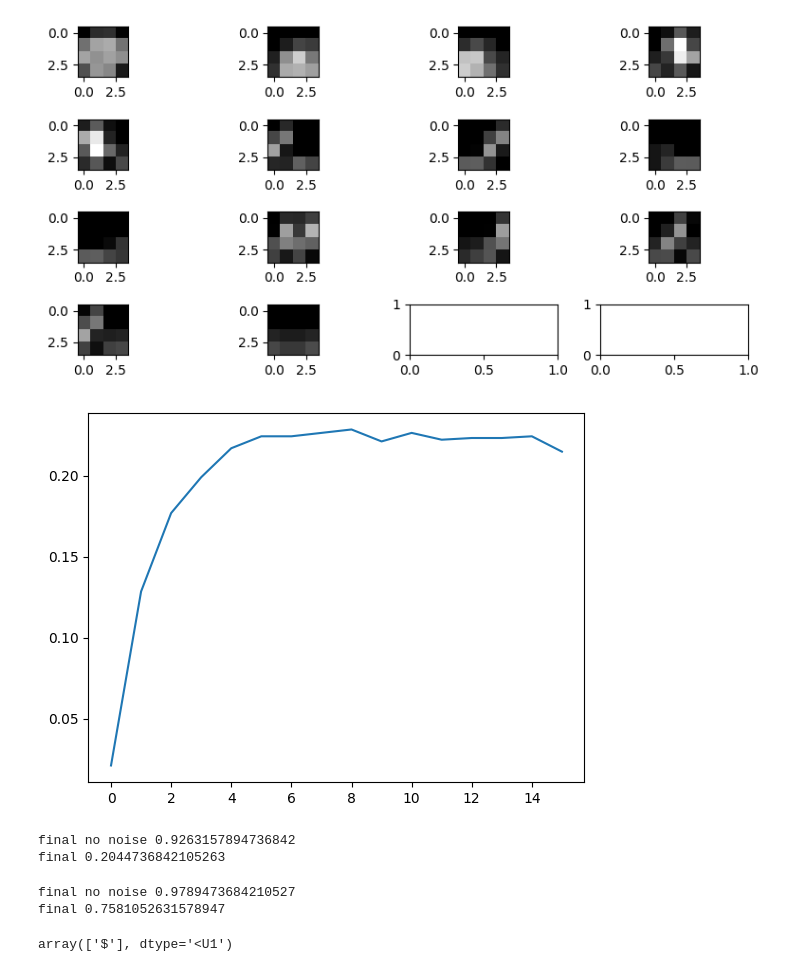
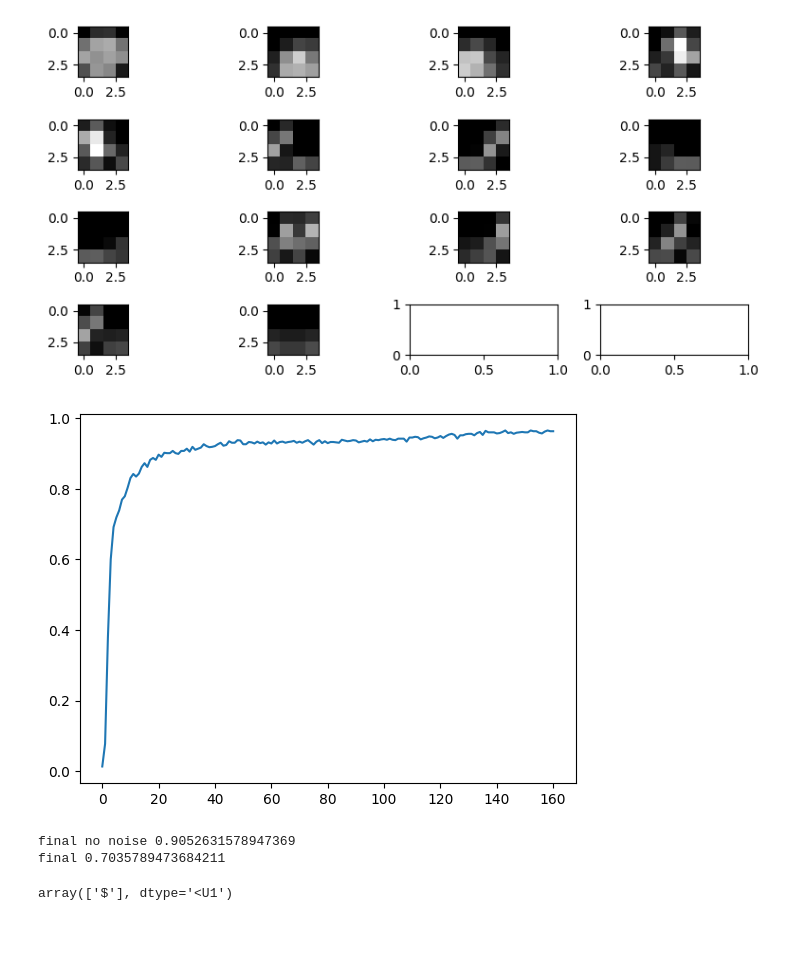
Before and after one commit to wojciechsadlik/python-char-art, a Jupyter notebook: font_test.ipynb, the cells around one changed output. Drawn from its saved outputs; the diff is of its cells as text; code cells hidden in the pictures; blank space fills up the shorter version.

```diff
--- a/font_test.ipynb
+++ b/font_test.ipynb
@@ -147,7 +154,8 @@ from sklearn.base import clone
 from copy import deepcopy
 import numpy as np
 from IPython.display import clear_output
-brightness_map = generate_brightness_map(asciis, fnt, (2,4), normalize=True)
+brightness_shape = (3,7)
+brightness_map = generate_brightness_map(asciis, fnt, brightness_shape, normalize=True)
 classes = list(brightness_map.keys())
 brightness_X = np.array([b.flatten() for b in brightness_map.values()])
 brightness_y = list(brightness_map.keys())
@@ -156,46 +164,43 @@ repetitions = 50
 train_X = np.tile(brightness_X, (repetitions,1))
 train_y = list(brightness_map.keys()) * repetitions
 
-noise = 0.6
+noise = 0.2
 test_X = deepcopy(train_X)
 test_y = deepcopy(train_y)
 test_X += ((np.random.random(test_X.shape)-0.5) * noise)
 test_X = np.clip(test_X, a_min=0, a_max=1)
 
 val_X = test_X[:len(test_X) // 5]
 val_y = test_y[:len(test_y) // 5]
 test_X = test_X[len(test_X) // 5:]
 test_y = test_y[len(test_y) // 5:]
 
-cls = MLPClassifier(hidden_layer_sizes=(50,))
+cls = MLPClassifier(hidden_layer_sizes=(8,8,8))
 scores = []
-for i in range(151):
+for i in range(2000):
     new_train_X = deepcopy(train_X)
     new_train_y = deepcopy(train_y)
 
     new_train_X += ((np.random.random(new_train_X.shape)-0.5) * noise)
     new_train_X = np.clip(new_train_X, a_min=0, a_max=1)
     new_train_X, new_train_y = shuffle(new_train_X, new_train_y)
     cls.partial_fit(new_train_X, new_train_y, classes)
     if i % 10 == 0:
         scores.append(cls.score(val_X, val_y))
         clear_output()
         plt.plot(scores)
         plt.show()
 
 
 print('final no noise', cls.score(brightness_X, brightness_y))
 print('final', cls.score(test_X, test_y))
 # %% [output]
-[figure, old version]
+[figure, new version]
-final no noise 0.9263157894736842
-final 0.2044736842105263
 # %%
 from ascii_art_conversion_mlp import train_classifier
 
-brightness_shape = (2,4)
 noise = 0.2
-cls, char_to_brightness_map = train_classifier(asciis, fnt, brightness_shape, (20), 100, noise)
+cls, char_to_brightness_map = train_classifier(asciis, fnt, brightness_shape, (8,8,8), 100, noise)
 
 brightness_X = np.array([b.flatten() for b in brightness_map.values()])
 brightness_y = list(brightness_map.keys())
@@ -212,8 +217,8 @@ test_X = np.clip(test_X, a_min=0, a_max=1)
 print('final no noise', cls.score(brightness_X, brightness_y))
 print('final', cls.score(test_X, test_y))
 # %% [output]
-final no noise 0.9789473684210527
-final 0.7581052631578947
+final no noise 0.9052631578947369
+final 0.7035789473684211
 # %%
 cls.predict([brightness_map['$'].flatten()])
 # %% [output]
```
Also changed, not shown: parts of 4 cells of this notebook, 10 other files.
